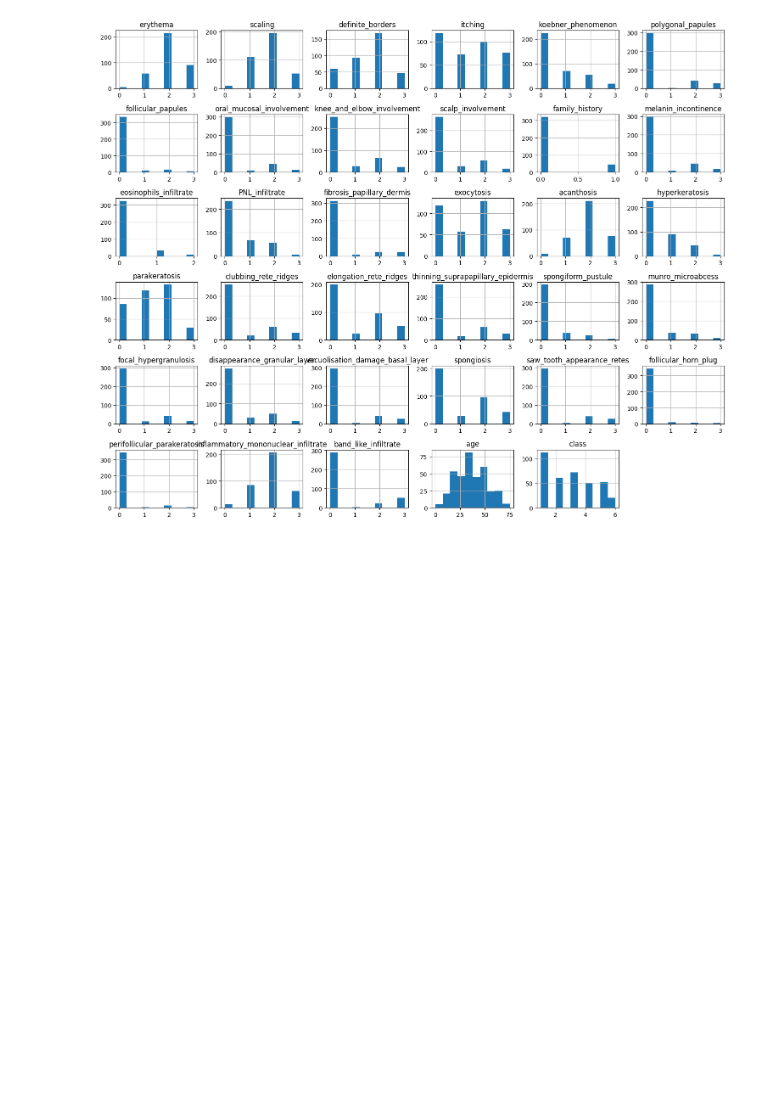
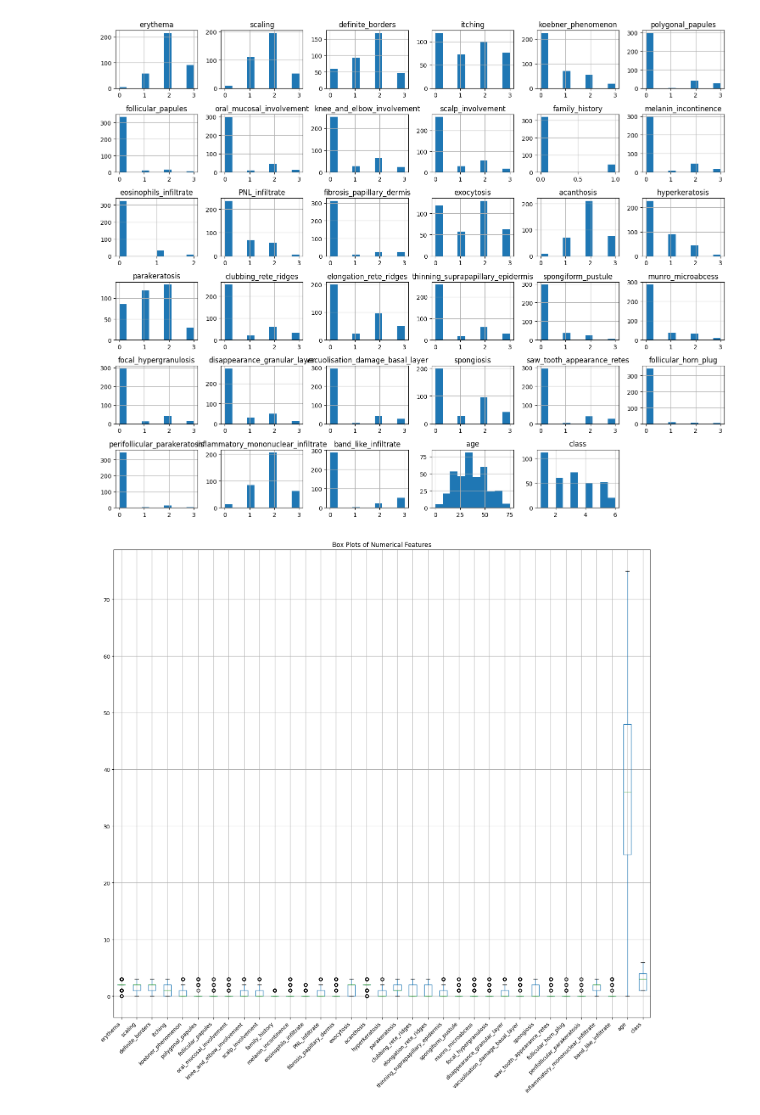
Before and after one commit to Sukruthachintham/SukruthaChintham_DA_Assignments, a Jupyter notebook: 2203A52079_lab3.ipynb, the cells around one changed output. Cells and saved outputs as stored; diff of their text form; code cells hidden in the pictures; blank space fills up the shorter version.

```diff
--- a/2203A52079_lab3.ipynb
+++ b/2203A52079_lab3.ipynb
@@ -90,3 +90,14 @@ plt.xticks(rotation=45, ha='right')
 plt.show()
 # %% [output]
 [figure]
+# %%
+
+
+import matplotlib.pyplot as plt
+data.boxplot(figsize=(15, 15))
+plt.xticks(rotation=45, ha='right')
+plt.title("Box Plots of Numerical Features")
+plt.tight_layout()  # Adjust layout to prevent overlapping labels
+plt.show()
+# %% [output]
+[figure, added]
```
